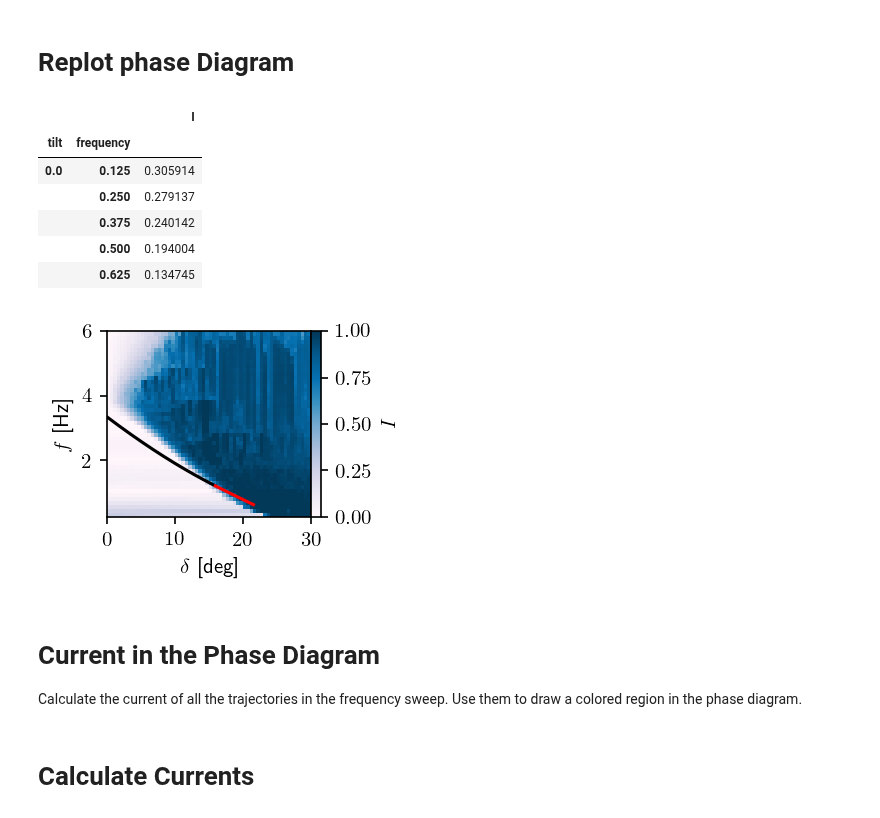
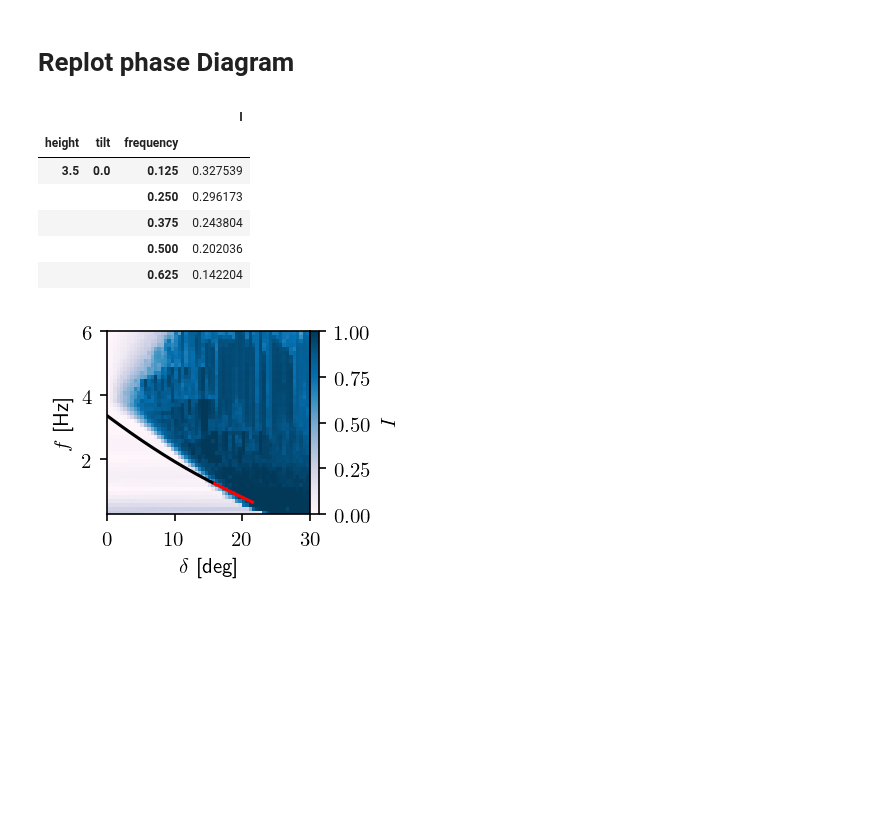
Before and after one commit to aortiza/Notes, a Jupyter notebook: Dimers/ExchangeDetails/Current_PhaseDiagram.ipynb, the cells around one changed output. Cells and saved outputs as stored; diff of their text form; code cells hidden in the pictures; blank space fills up the shorter version.

```diff
--- a/Dimers/ExchangeDetails/Current_PhaseDiagram.ipynb
+++ b/Dimers/ExchangeDetails/Current_PhaseDiagram.ipynb
@@ -123,16 +124,16 @@ idx = pd.IndexSlice
 mpl.rc('text', usetex=True)
 mpl.rcParams['figure.dpi'] = 150
 # %%
-current = pd.read_csv("current_vs_tilt_vs_freq.dat", sep = "\t",index_col=[0,1])
+current = pd.read_csv("current_vs_tilt_vs_freq.dat", sep = "\t",index_col=[0,1,2])
 current.head()
 # %% [output]
-|  |  | I |
-| tilt | frequency |  |
-| 0.0 | 0.125 | 0.305914 |
-|  | 0.250 | 0.279137 |
-|  | 0.375 | 0.240142 |
-|  | 0.500 | 0.194004 |
-|  | 0.625 | 0.134745 |
+|  |  |  | I |
+| height | tilt | frequency |  |
+| 3.5 | 0.0 | 0.125 | 0.327539 |
+|  |  | 0.250 | 0.296173 |
+|  |  | 0.375 | 0.243804 |
+|  |  | 0.500 | 0.202036 |
+|  |  | 0.625 | 0.142204 |
 # %%
 p1 = pd.read_csv("Fanlong_Data/p1.dat",sep="\t",names=["tilt","f"], converters = {"tilt":lambda th: float(th)*180/np.pi})
 p2 = pd.read_csv("Fanlong_Data/p2.dat",sep="\t",names=["tilt","f"], converters = {"tilt":lambda th: float(th)*180/np.pi})
@@ -139,29 +141,23 @@ p2 = pd.read_csv("Fanlong_Data/p2.dat",sep="\t",names=["tilt","f"], converters =
 # %%
-current_mat = current.loc[idx[:,:],:].unstack()
+current_mat = current.loc[idx[3.9,:,:],:].reset_index(level=0,drop=True).unstack()
 tilt = current_mat.index.get_level_values("tilt")
 freq = current_mat.columns.get_level_values("frequency")
 
 fig = plt.figure(figsize=(2.5,2))
 cm = plt.pcolormesh(tilt,freq,current_mat.transpose(),cmap="PuBu")
 plt.xlabel(r"$\delta$ [deg]")
 plt.ylabel("$f$ [Hz]")
 plt.ylim(0.25,6)
 
 plt.plot(p1.tilt,p1.f,color="black")
 plt.plot(p2.tilt,p2.f,color="red")
 
 plt.clim(0,1)
 axcb = fig.colorbar(cm, pad=0)
 axcb.set_label(r'$I$')
 
 fig.tight_layout()
 
 fig.savefig('PhaseDiagram_3.9.pdf', pad_inches = 0, bbox_inches = "tight")
 # %% [output]
-[figure, old version]
+[figure, new version]
-# %% [markdown]
-# Current in the Phase Diagram
-
-Calculate the current of all the trajectories in the frequency sweep. Use them to draw a colored region in the phase diagram.
-# %% [markdown]
-#  Calculate Currents
```
Also changed, not shown: parts of 28 cells of this notebook.
